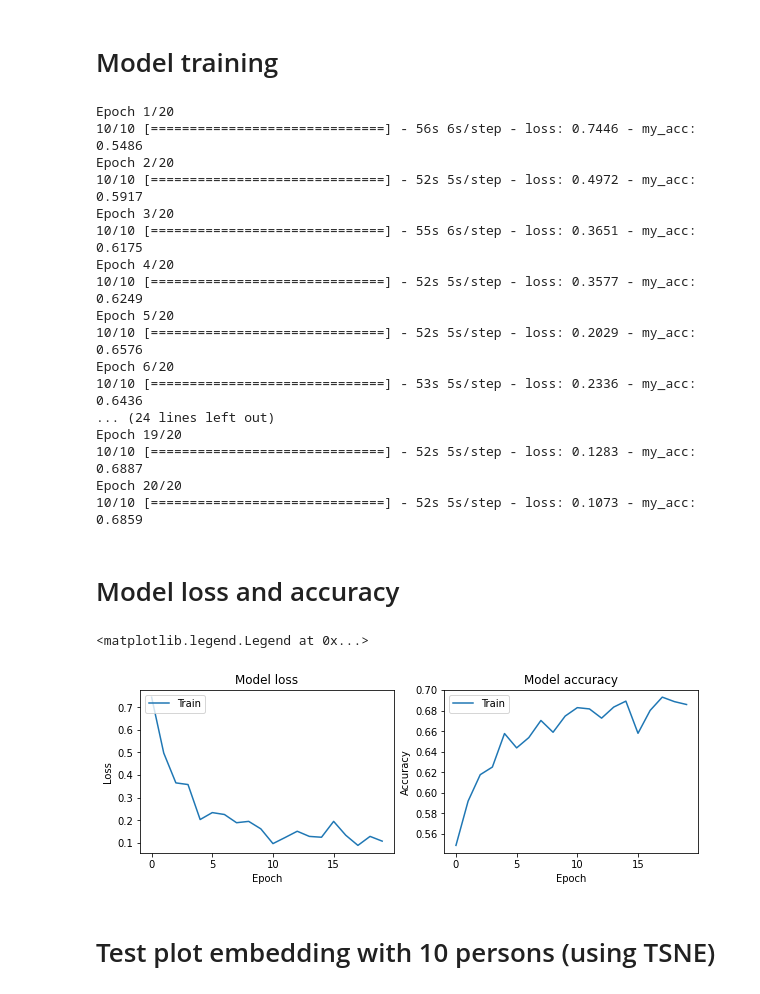
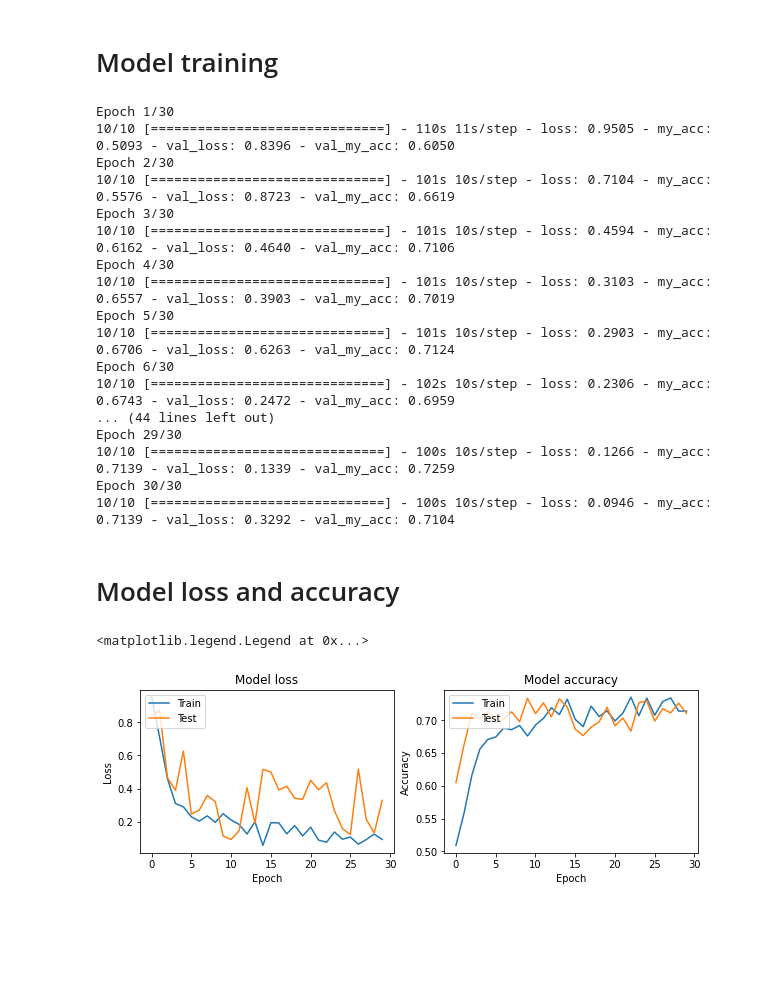
Before and after one commit to ArtemAvanesov/Face-recognition, a Jupyter notebook: face_recognition_ResNet50.ipynb, the cells around one changed output. Cells and saved outputs as stored; diff of their text form; code cells hidden in the pictures; blank space fills up the shorter version.

```diff
--- a/face_recognition_ResNet50.ipynb
+++ b/face_recognition_ResNet50.ipynb
@@ -68,7 +69,10 @@ def embedding_model_function(input_shape):
 
   embedding_model = Sequential()
   embedding_model.add(ResNet50(include_top = False, pooling = 'avg', weights = "imagenet"))
-  embedding_model.add(layers.Dense(128, activation = "sigmoid"))
+  embedding_model.add(Dropout(0.1))
+  embedding_model.add(layers.Dense(1024, activation = "sigmoid"))
+  embedding_model.add(Dropout(0.1))
+  embedding_model.add(layers.Dense(256, activation = "sigmoid"))
 
   embedding_model.layers[0].trainable = False
 
@@ -173,6 +183,7 @@ x = metadata[:,0]
 x = np.array(x, dtype='int64')
 y = metadata[:,1]
 y = np.array(y, dtype='int64')
+X_train, X_test, y_train, y_test = train_test_split(x, y, random_state=0)
 # %% [markdown]
 # Model training
 # %%
@@ -183,48 +194,50 @@ triplet_model.compile(loss=triplet_loss, optimizer='adam')
 batch_size = 10
 image_path = "/content/croped_images_224"
 
-history = triplet_model.fit_generator(triplet_generator(x, y, batch_size, image_path),
+history = triplet_model.fit_generator(triplet_generator(X_train, y_train, batch_size, image_path),
                                       steps_per_epoch=10,
-                                      epochs=20,
+                                      epochs=30,
+                                      validation_data=triplet_generator(X_test, y_test, batch_size, image_path),
+                                      validation_steps = len(y_test)//10,
                                       verbose=1)
 # %% [output]
-Epoch 1/20
-10/10 [==============================] - 56s 6s/step - loss: 0.7446 - my_acc: 0.5486
-Epoch 2/20
-10/10 [==============================] - 52s 5s/step - loss: 0.4972 - my_acc: 0.5917
-Epoch 3/20
-10/10 [==============================] - 55s 6s/step - loss: 0.3651 - my_acc: 0.6175
-Epoch 4/20
-10/10 [==============================] - 52s 5s/step - loss: 0.3577 - my_acc: 0.6249
-Epoch 5/20
-10/10 [==============================] - 52s 5s/step - loss: 0.2029 - my_acc: 0.6576
-Epoch 6/20
-10/10 [==============================] - 53s 5s/step - loss: 0.2336 - my_acc: 0.6436
-... (24 lines left out)
-Epoch 19/20
-10/10 [==============================] - 52s 5s/step - loss: 0.1283 - my_acc: 0.6887
-Epoch 20/20
-10/10 [==============================] - 52s 5s/step - loss: 0.1073 - my_acc: 0.6859
+Epoch 1/30
+10/10 [==============================] - 110s 11s/step - loss: 0.9505 - my_acc: 0.5093 - val_loss: 0.8396 - val_my_acc: 0.6050
+Epoch 2/30
+10/10 [==============================] - 101s 10s/step - loss: 0.7104 - my_acc: 0.5576 - val_loss: 0.8723 - val_my_acc: 0.6619
+Epoch 3/30
+10/10 [==============================] - 101s 10s/step - loss: 0.4594 - my_acc: 0.6162 - val_loss: 0.4640 - val_my_acc: 0.7106
+Epoch 4/30
+10/10 [==============================] - 101s 10s/step - loss: 0.3103 - my_acc: 0.6557 - val_loss: 0.3903 - val_my_acc: 0.7019
+Epoch 5/30
+10/10 [==============================] - 101s 10s/step - loss: 0.2903 - my_acc: 0.6706 - val_loss: 0.6263 - val_my_acc: 0.7124
+Epoch 6/30
+10/10 [==============================] - 102s 10s/step - loss: 0.2306 - my_acc: 0.6743 - val_loss: 0.2472 - val_my_acc: 0.6959
+... (44 lines left out)
+Epoch 29/30
+10/10 [==============================] - 100s 10s/step - loss: 0.1266 - my_acc: 0.7139 - val_loss: 0.1339 - val_my_acc: 0.7259
+Epoch 30/30
+10/10 [==============================] - 100s 10s/step - loss: 0.0946 - my_acc: 0.7139 - val_loss: 0.3292 - val_my_acc: 0.7104
 # %% [markdown]
 # Model loss and accuracy
 # %%
 plt.figure(figsize=(10,3))
 
 plt.subplot(1, 2, 1)
 plt.plot(history.history['loss'])
+plt.plot(history.history['val_loss'])
 plt.title('Model loss')
 plt.ylabel('Loss')
 plt.xlabel('Epoch')
-plt.legend(['Train'], loc='upper left')
+plt.legend(['Train', 'Test'], loc='upper left')
 
 plt.subplot(1, 2, 2)
 plt.plot(history.history['my_acc'])
+plt.plot(history.history['val_my_acc'])
 plt.title('Model accuracy')
 plt.ylabel('Accuracy')
 plt.xlabel('Epoch')
-plt.legend(['Train'], loc='upper left')
+plt.legend(['Train', 'Test'], loc='upper left')
 # %% [output]
 <matplotlib.legend.Legend at 0x...>
-[figure, old version]
+[figure, new version]
-# %% [markdown]
-# Test plot embedding with 10 persons (using TSNE)
```
Also changed, not shown: parts of 4 cells of this notebook.
